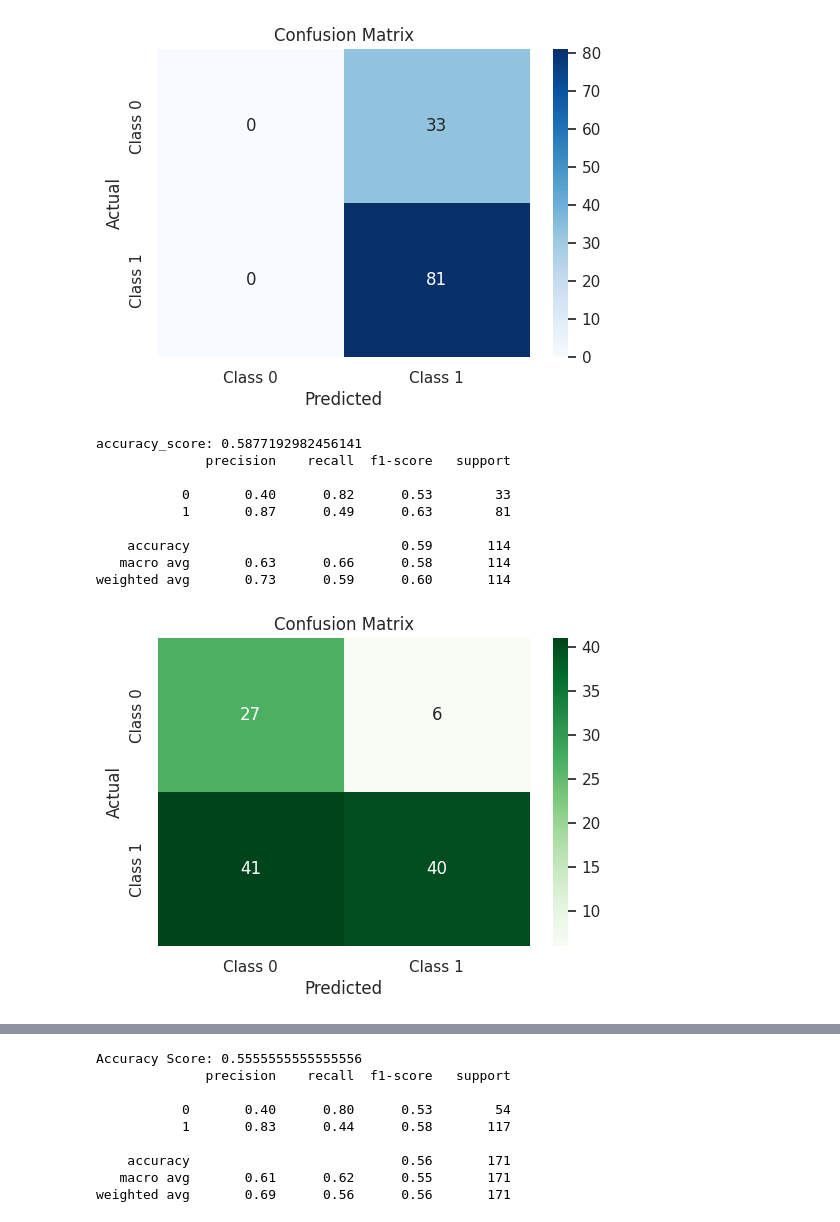
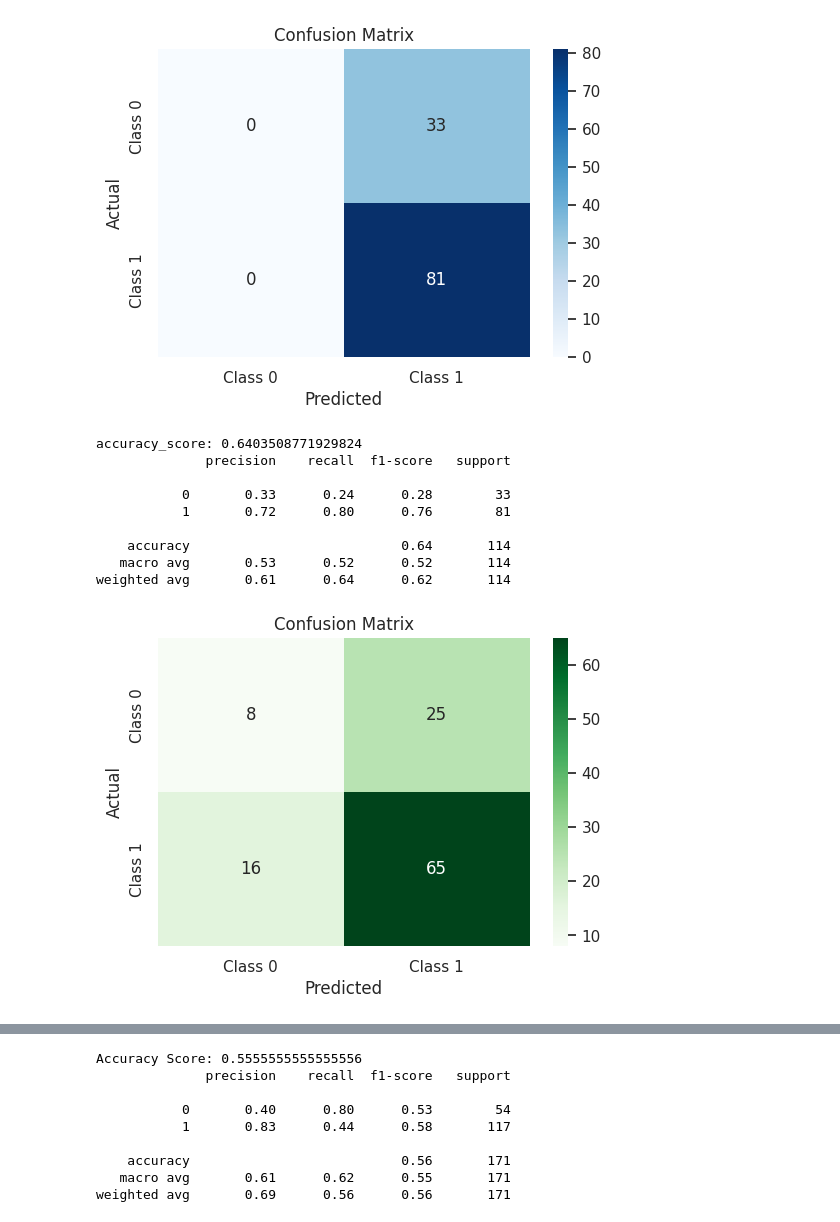
Before and after one commit to Evans2424/IACEC_Project_Model_Performance_Analysis, a Jupyter notebook: IACEC_MLProject.ipynb, the cells around one changed output, grey strips where cells are left out. Cells and saved outputs as stored; diff of their text form; code cells hidden in the pictures.

```diff
--- a/IACEC_MLProject.ipynb
+++ b/IACEC_MLProject.ipynb
@@ -468,8 +468,15 @@ max      6.681141    4.767089        2.017641    2.973766    5.944894
 # %% [markdown]
 ### The below code shows how imbalanced data can effect the model
 # %%
-# Apply SVC with linear kernal
-classifier = SVC(kernel = 'linear', random_state = 0)
+from sklearn.model_selection import train_test_split
+from sklearn.metrics import accuracy_score, confusion_matrix, classification_report
+from sklearn.svm import SVC
+
+X = liver_df1.drop(columns=['Class'])
+y = liver_df1['Class']
+
+X_train, X_test, y_train , y_test = train_test_split(X,y, test_size=0.2, random_state=0, stratify=y)
+classifier = SVC(kernel = 'rbf', random_state = 0)
 classifier.fit(X_train, y_train)
 y_pred = classifier.predict(X_test)
 
@@ -500,31 +507,31 @@ weighted avg       0.50      0.71      0.59       114
 # %%
 ### Handling the imbalanced data with class weight
 # %%
-classifier = SVC(kernel = 'rbf', class_weight='balanced', random_state = 0)
+classifier = SVC(kernel = 'rbf', class_weight='balanced', random_state = 0, C= 1, gamma = 0.01)
 classifier.fit(X_train, y_train)
 y_pred = classifier.predict(X_test)
 
 print("accuracy_score:", accuracy_score(y_test, y_pred))
 print(classification_report(y_test, y_pred))
 
 # Generate the confusion matrix
 cm = confusion_matrix(y_test, y_pred)
 
 # Visualize the confusion matrix using a heatmap
 plt.figure(figsize=(6, 4))
 sns.heatmap(cm, annot=True, fmt='d', cmap='Greens', xticklabels=['Class 0', 'Class 1'], yticklabels=['Class 0', 'Class 1'])
 plt.xlabel('Predicted')
 plt.ylabel('Actual')
 plt.title('Confusion Matrix')
 plt.show()
 # %% [output]
-accuracy_score: 0.5877192982456141
+accuracy_score: 0.6403508771929824
               precision    recall  f1-score   support
 
-           0       0.40      0.82      0.53        33
-           1       0.87      0.49      0.63        81
+           0       0.33      0.24      0.28        33
+           1       0.72      0.80      0.76        81
 
-    accuracy                           0.59       114
-   macro avg       0.63      0.66      0.58       114
-weighted avg       0.73      0.59      0.60       114
+    accuracy                           0.64       114
+   macro avg       0.53      0.52      0.52       114
+weighted avg       0.61      0.64      0.62       114
-[figure, old version]
+[figure, new version]
```
Also changed, not shown: parts of 5 cells of this notebook.
